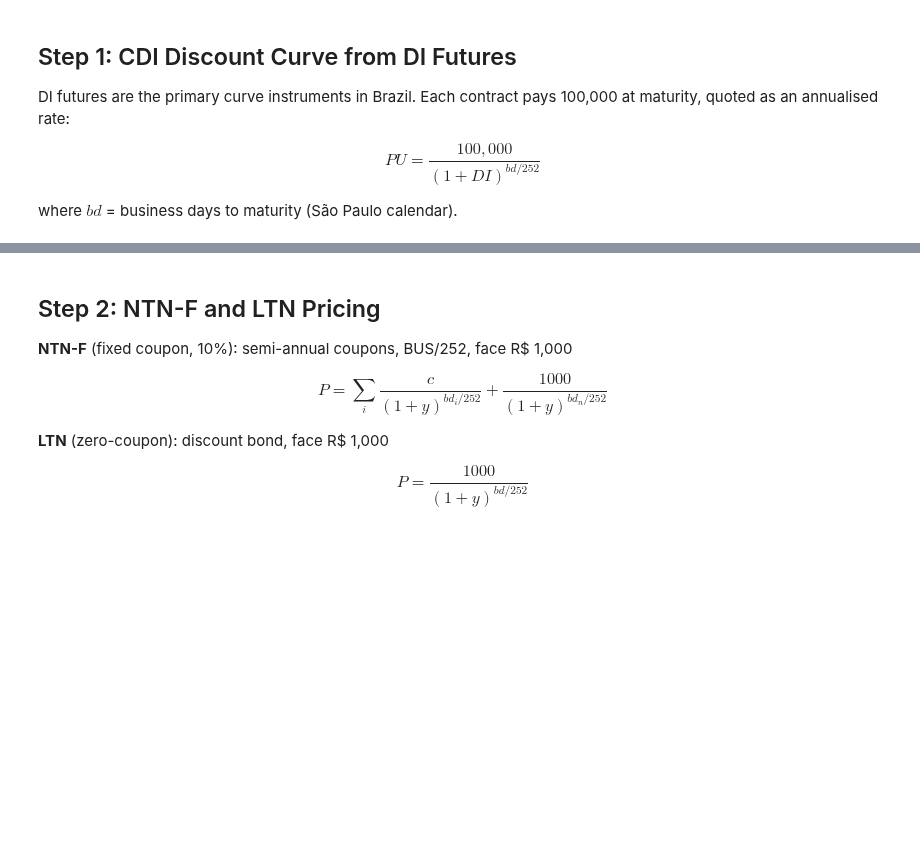
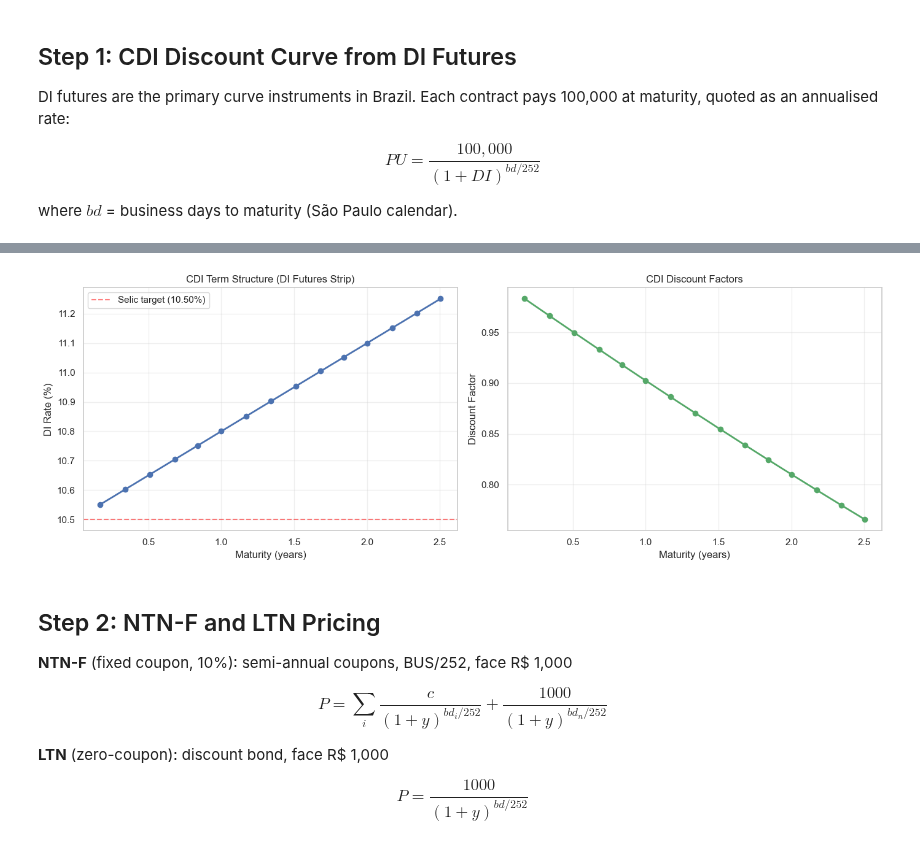
Before and after one commit to bdcbqa314159/pricebook, a Jupyter notebook: python/notebooks/brazilian_credit_derivatives.ipynb, the cells around one changed output, grey strips where cells are left out. Saved outputs shown, nothing was run; the diff lists cells and outputs as text; code cells hidden in the pictures; blank space fills up the shorter version.

Commit message:
v0.658.0 fix notebooks: remove apply_theme (not exported from viz)

```diff
--- a/python/notebooks/brazilian_credit_derivatives.ipynb
+++ b/python/notebooks/brazilian_credit_derivatives.ipynb
@@ -57,26 +77,27 @@ for c in di_strip:
 # %%
 # Plot CDI term structure
-with apply_theme():
-    fig, (ax1, ax2) = plt.subplots(1, 2, figsize=(14, 5))
+fig, (ax1, ax2) = plt.subplots(1, 2, figsize=(14, 5))
 
-    years = [c["years"] for c in di_strip]
-    rates = [c["rate"] * 100 for c in di_strip]
-    dfs = [cdi_curve.df(c["maturity"]) for c in di_strip]
+years = [c["years"] for c in di_strip]
+rates = [c["rate"] * 100 for c in di_strip]
+dfs = [cdi_curve.df(c["maturity"]) for c in di_strip]
 
-    ax1.plot(years, rates, 'b-o', linewidth=2, markersize=6)
-    ax1.set_xlabel('Maturity (years)'); ax1.set_ylabel('DI Rate (%)')
-    ax1.set_title('CDI Term Structure (DI Futures Strip)')
-    ax1.axhline(y=10.50, color='red', linestyle='--', alpha=0.5, label='Selic target (10.50%)')
-    ax1.legend(); ax1.grid(True, alpha=0.3)
+ax1.plot(years, rates, 'b-o', linewidth=2, markersize=6)
+ax1.set_xlabel('Maturity (years)'); ax1.set_ylabel('DI Rate (%)')
+ax1.set_title('CDI Term Structure (DI Futures Strip)')
+ax1.axhline(y=10.50, color='red', linestyle='--', alpha=0.5, label='Selic target (10.50%)')
+ax1.legend(); ax1.grid(True, alpha=0.3)
 
-    ax2.plot(years, dfs, 'g-o', linewidth=2, markersize=6)
-    ax2.set_xlabel('Maturity (years)'); ax2.set_ylabel('Discount Factor')
-    ax2.set_title('CDI Discount Factors')
-    ax2.grid(True, alpha=0.3)
+ax2.plot(years, dfs, 'g-o', linewidth=2, markersize=6)
+ax2.set_xlabel('Maturity (years)'); ax2.set_ylabel('Discount Factor')
+ax2.set_title('CDI Discount Factors')
+ax2.grid(True, alpha=0.3)
 
-    plt.tight_layout()
-    plt.savefig('brazilian_cdi_curve.png', dpi=150, bbox_inches='tight')
-    plt.show()
+plt.tight_layout()
+plt.savefig('brazilian_cdi_curve.png', dpi=150, bbox_inches='tight')
+plt.show()
+# %% [output]
+[figure, added]
 # %% [markdown]
 ## Step 2: NTN-F and LTN Pricing
 
```
Also changed, not shown: parts of 9 cells of this notebook, 16 other files.
